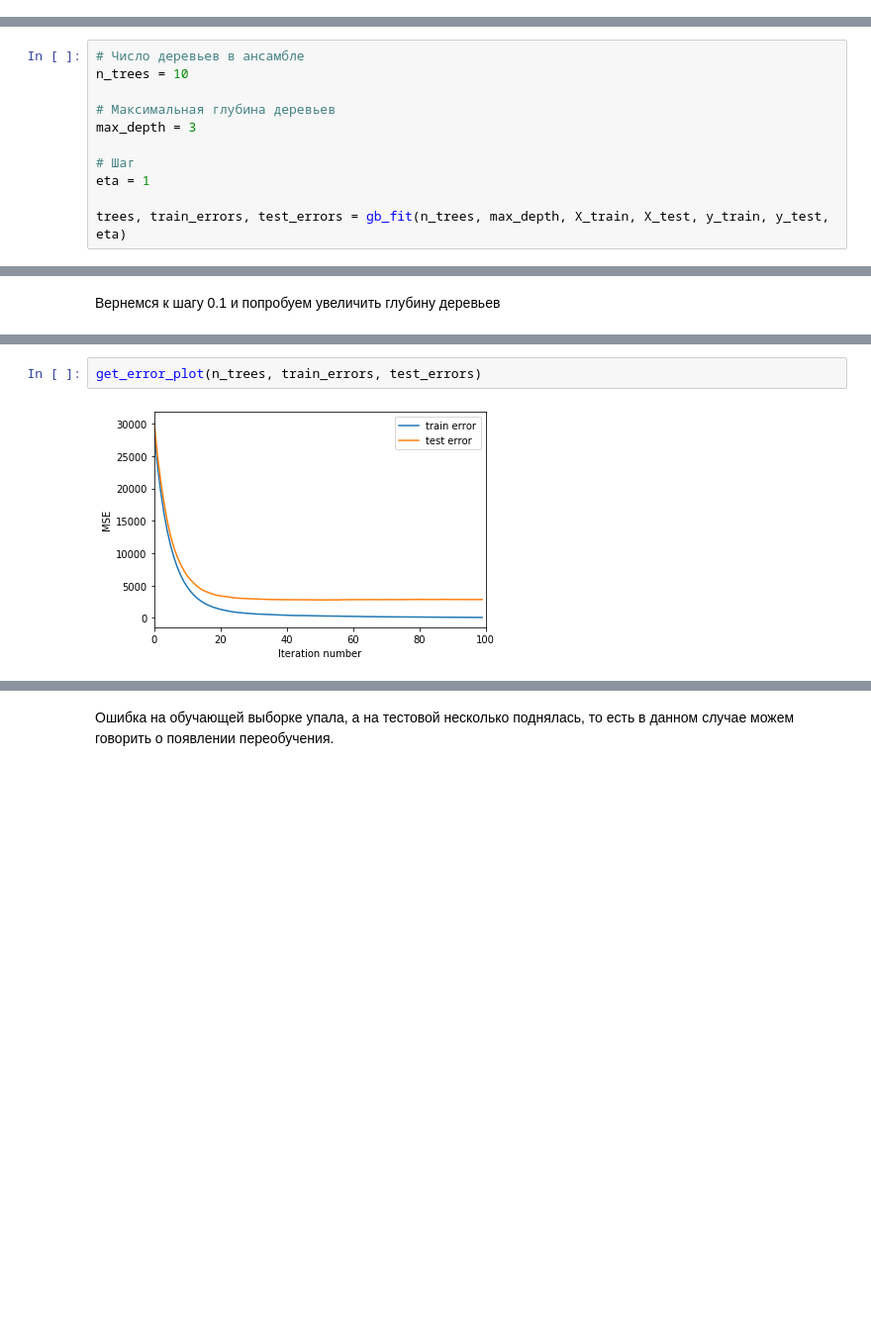
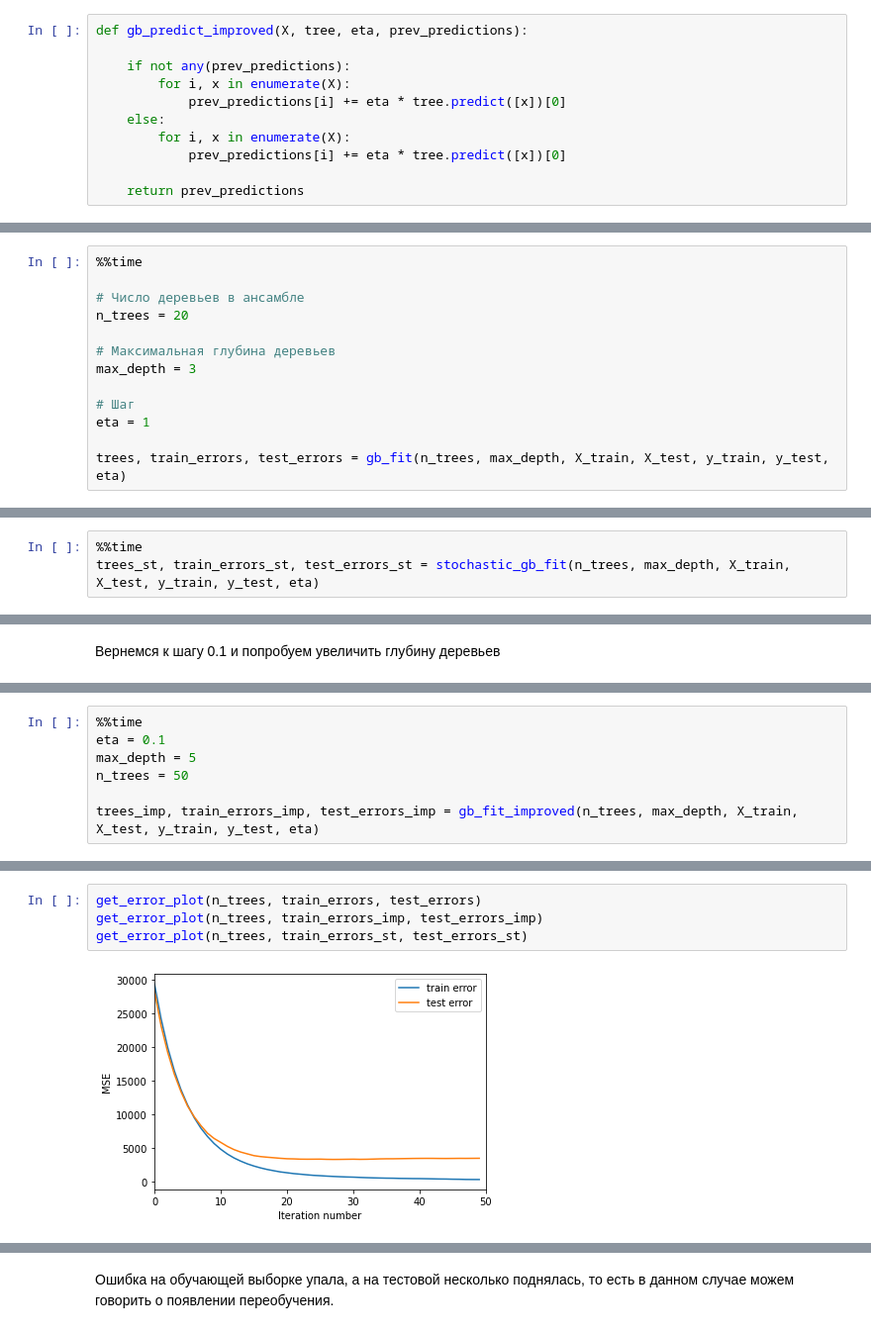
Before and after one commit to Anbionchik/Git_brain_lessons, a Jupyter notebook: Data_analysis_algorythms/Les6/Lesson_6_extended.ipynb, the cells around one changed output, grey strips where cells are left out. Shown: that part at 99% size. Cells and saved outputs as stored; diff of their text form; blank space fills up the shorter version.

```diff
--- a/Data_analysis_algorythms/Les6/Lesson_6_extended.ipynb
+++ b/Data_analysis_algorythms/Les6/Lesson_6_extended.ipynb
@@ -278,2 +278,13 @@ def gb_predict(X, trees_list, eta):
 
     return predictions
+# %%
+def gb_predict_improved(X, tree, eta, prev_predictions):
+
+    if not any(prev_predictions):
+        for i, x in enumerate(X):
+            prev_predictions[i] += eta * tree.predict([x])[0]
+    else:
+        for i, x in enumerate(X):
+            prev_predictions[i] += eta * tree.predict([x])[0]
+
+    return prev_predictions
@@ -327,6 +454,8 @@ def gb_fit(n_trees, max_depth, X_train, X_test, y_train, y_test, eta):
 # %%
+%%time
+
 # Число деревьев в ансамбле
-n_trees = 10
+n_trees = 20
 
 # Максимальная глубина деревьев
 max_depth = 3
@@ -337,0 +474,3 @@ trees, train_errors, test_errors = gb_fit(n_trees, max_depth, X_train, X_test, y
+# %%
+%%time
+trees_st, train_errors_st, test_errors_st = stochastic_gb_fit(n_trees, max_depth, X_train, X_test, y_train, y_test, eta)
@@ -442,0 +589,7 @@ Wall time: 7min 13s
+# %%
+%%time
+eta = 0.1
+max_depth = 5
+n_trees = 50
+
+trees_imp, train_errors_imp, test_errors_imp = gb_fit_improved(n_trees, max_depth, X_train, X_test, y_train, y_test, eta)
@@ -448,4 +606,6 @@ evaluate_alg(X_train, X_test, y_train, y_test, trees, eta)
 # %%
 get_error_plot(n_trees, train_errors, test_errors)
+get_error_plot(n_trees, train_errors_imp, test_errors_imp)
+get_error_plot(n_trees, train_errors_st, test_errors_st)
 # %% [output]
-[figure, old version]
+[figure, new version]
```
Also changed, not shown: parts of 15 cells of this notebook.
